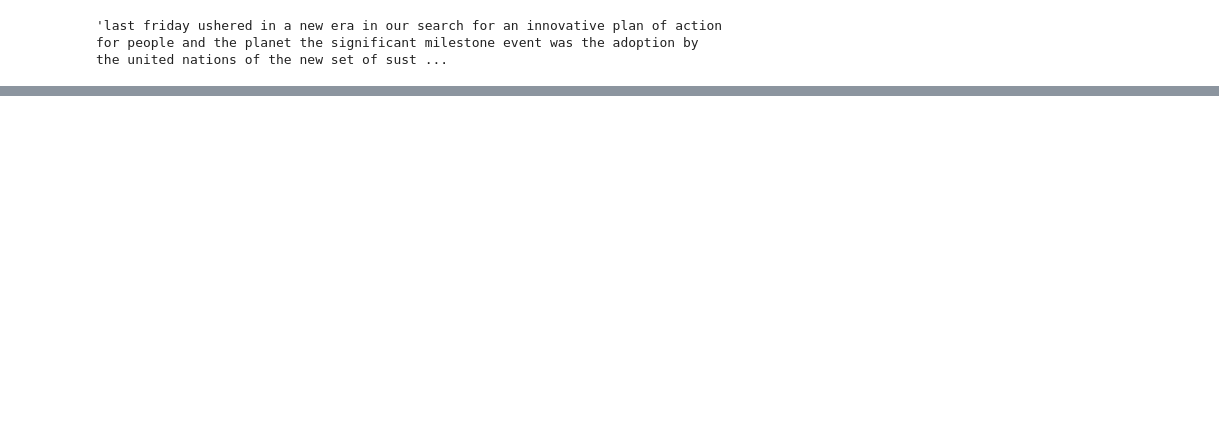
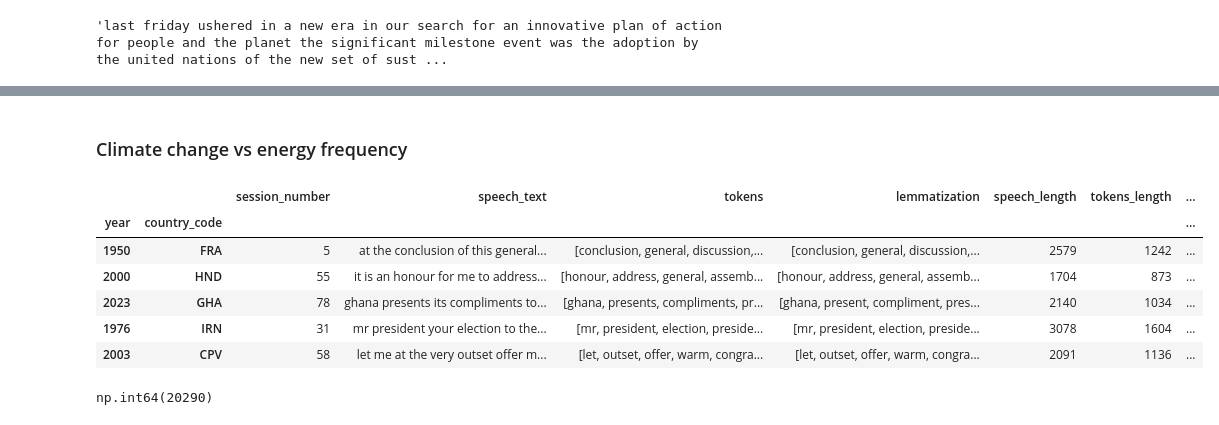
Before and after one commit to jacobgroot/FDS, a Jupyter notebook: exploratory_calixto.ipynb, the cells around one changed output, grey strips where cells are left out. Cells and saved outputs as stored; diff of their text form; code cells hidden in the pictures; blank space fills up the shorter version.

```diff
--- a/exploratory_calixto.ipynb
+++ b/exploratory_calixto.ipynb
@@ -234,10 +268,12 @@ bigrams = {
     ('energy', 'source'),('clean', 'energy'),('sustainable', 'energy'),
     # Climate
     ('climate', 'change'),('climate', 'crisis'),
+    # Carbon
+    ('carbon','dioxide'),('carbon','emission'),
     # Other
     ('global','warming'),('carbon','dioxide'),('extreme','weather'),
     ('greenhouse','gas'),('greenhouse','gases'),('natural','disasters'),
-    ('fossil','fuels'),
+    ('fossil','fuels'),('gas', 'emission'),
     # Natural
     ('natural', 'resource'),('natural', 'disaster')
    }
@@ -322,0 +359,2 @@ plt.show()
+# %% [markdown]
+### Climate change vs energy frequency
@@ -322,0 +394,14 @@ plt.show()
+# %%
+df_ngrams.sample(5)
+# %% [output]
+|  |  | session_number | speech_text | tokens | lemmatization | speech_length | tokens_length | ... |
+| year | country_code |  |  |  |  |  |  | ... |
+| 1950 | FRA | 5 | at the conclusion of this general... | [conclusion, general, discussion,... | [conclusion, general, discussion,... | 2579 | 1242 | ... |
+| 2000 | HND | 55 | it is an honour for me to address... | [honour, address, general, assemb... | [honour, address, general, assemb... | 1704 | 873 | ... |
+| 2023 | GHA | 78 | ghana presents its compliments to... | [ghana, presents, compliments, pr... | [ghana, present, compliment, pres... | 2140 | 1034 | ... |
+| 1976 | IRN | 31 | mr president your election to the... | [mr, president, election, preside... | [mr, president, election, preside... | 3078 | 1604 | ... |
+| 2003 | CPV | 58 | let me at the very outset offer m... | [let, outset, offer, warm, congra... | [let, outset, offer, warm, congra... | 2091 | 1136 | ... |
+# %%
+df_ngrams['bigram_count'].sum()
+# %% [output]
+np.int64(20290)
```
Also changed, not shown: parts of 15 cells of this notebook, 1 other file.
